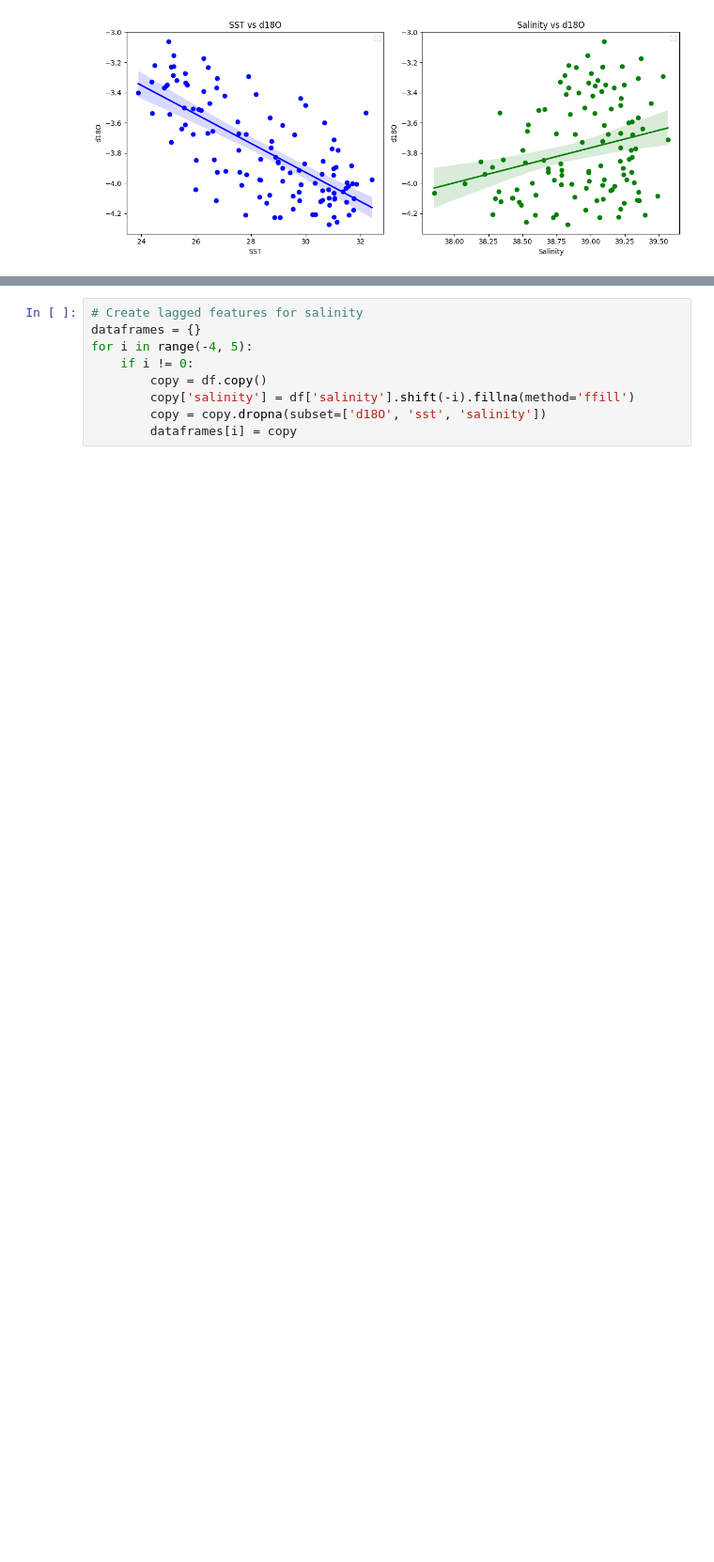
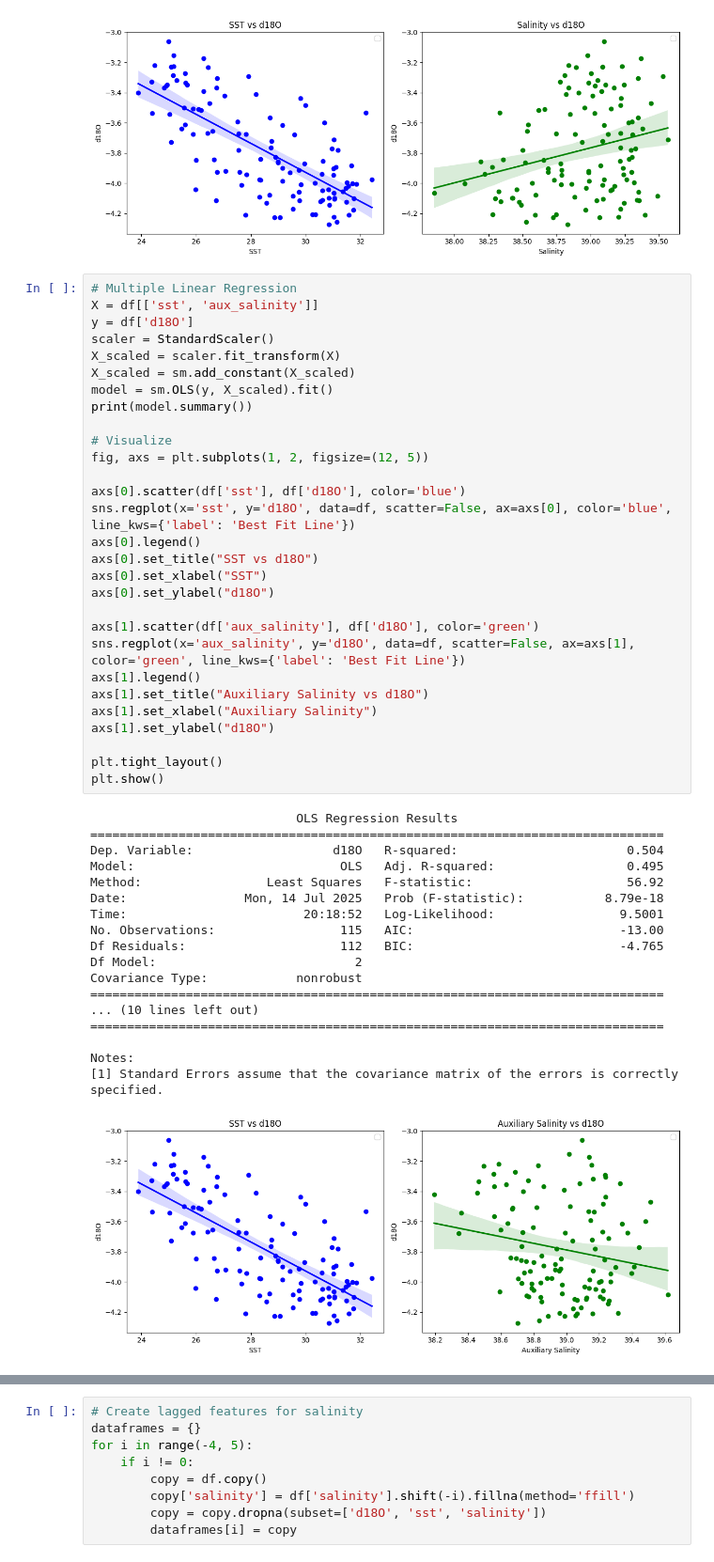
Before and after one commit to Equite774/CobbLab, a Jupyter notebook: d18O_correlation/correlation.ipynb, the cells around one changed output, grey strips where cells are left out. Shown at 94% size. Saved outputs shown, nothing was run; the diff lists cells and outputs as text; blank space fills up the shorter version.

```diff
--- a/d18O_correlation/correlation.ipynb
+++ b/d18O_correlation/correlation.ipynb
@@ -82,6 +89,54 @@ Covariance Type:            nonrobust
 Notes:
 [1] Standard Errors assume that the covariance matrix of the errors is correctly specified.
 [figure]
+# %%
+# Multiple Linear Regression
+X = df[['sst', 'aux_salinity']]
+y = df['d18O']
+scaler = StandardScaler()
+X_scaled = scaler.fit_transform(X)
+X_scaled = sm.add_constant(X_scaled)
+model = sm.OLS(y, X_scaled).fit()
+print(model.summary())
+
+# Visualize
+fig, axs = plt.subplots(1, 2, figsize=(12, 5))
+
+axs[0].scatter(df['sst'], df['d18O'], color='blue')
+sns.regplot(x='sst', y='d18O', data=df, scatter=False, ax=axs[0], color='blue', line_kws={'label': 'Best Fit Line'})
+axs[0].legend()
+axs[0].set_title("SST vs d18O")
+axs[0].set_xlabel("SST")
+axs[0].set_ylabel("d18O")
+
+axs[1].scatter(df['aux_salinity'], df['d18O'], color='green')
+sns.regplot(x='aux_salinity', y='d18O', data=df, scatter=False, ax=axs[1], color='green', line_kws={'label': 'Best Fit Line'})
+axs[1].legend()
+axs[1].set_title("Auxiliary Salinity vs d18O")
+axs[1].set_xlabel("Auxiliary Salinity")
+axs[1].set_ylabel("d18O")
+
+plt.tight_layout()
+plt.show()
+# %% [output]
+                            OLS Regression Results
+==============================================================================
+Dep. Variable:                   d18O   R-squared:                       0.504
+Model:                            OLS   Adj. R-squared:                  0.495
+Method:                 Least Squares   F-statistic:                     56.92
+Date:                Mon, 14 Jul 2025   Prob (F-statistic):           8.79e-18
+Time:                        20:18:52   Log-Likelihood:                 9.5001
+No. Observations:                 115   AIC:                            -13.00
+Df Residuals:                     112   BIC:                            -4.765
+Df Model:                           2
+Covariance Type:            nonrobust
+==============================================================================
+... (10 lines left out)
+==============================================================================
+
+Notes:
+[1] Standard Errors assume that the covariance matrix of the errors is correctly specified.
+[figure, added]
 # %% [markdown]
 # Results
 
```
Also changed, not shown: parts of 3 cells of this notebook.
